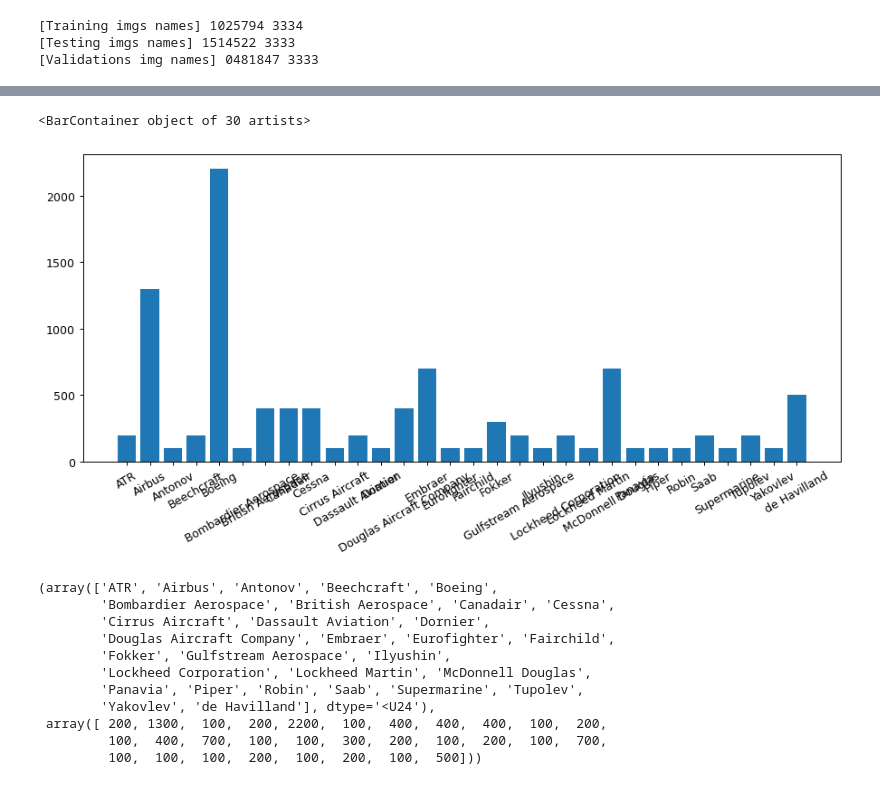
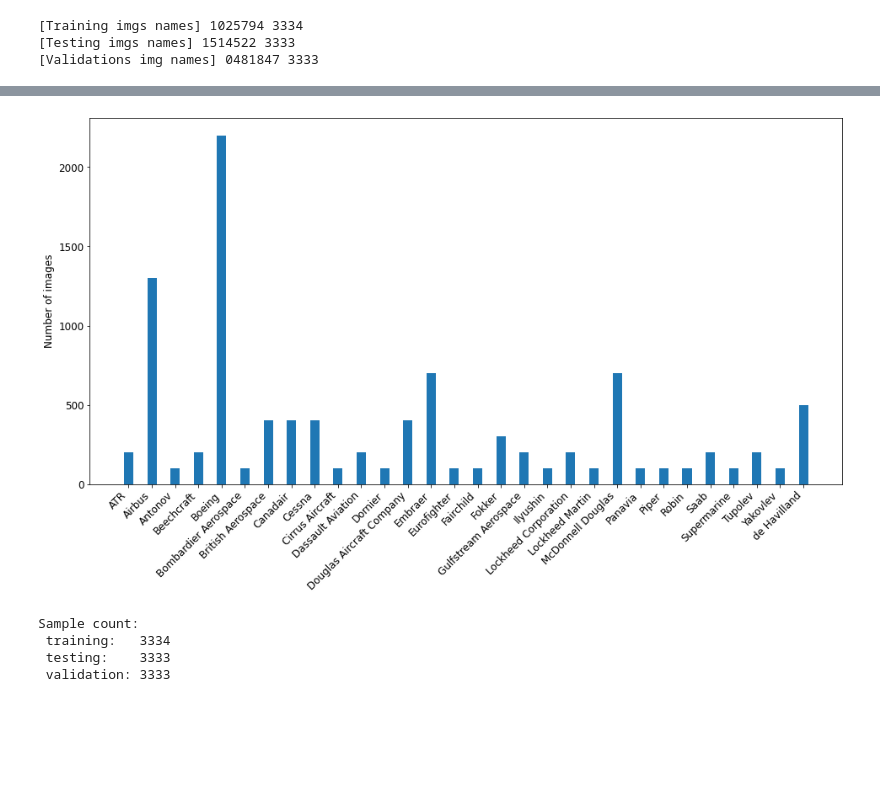
Before and after one commit to TheDylanM/REDI-utwente, a Jupyter notebook: src/awesome_GNN/FGVC-Aircraft dataset.ipynb, the cells around one changed output, grey strips where cells are left out. Cells and saved outputs as stored; diff of their text form; code cells hidden in the pictures; blank space fills up the shorter version.

Commit message:
Fixed graph in FGVC and added sample counts for both datasets

```diff
--- a/src/awesome_GNN/FGVC-Aircraft dataset.ipynb
+++ b/src/awesome_GNN/FGVC-Aircraft dataset.ipynb
@@ -116,25 +116,24 @@ for file_names, stage in [[training_fnames, 'train'], [testing_fnames, 'val']]:
         shutil.copyfile(src, dst)
 # %%
 # training_labels
-# %%
-plt.figure(figsize=(12,5), dpi=90)
-plt.xticks(rotation=30)
-
-plt.bar(classes, distribution)
-# %% [output]
-<BarContainer object of 30 artists>
-[figure, removed]
-# %%
-classes, distribution
-# %% [output]
-(array(['ATR', 'Airbus', 'Antonov', 'Beechcraft', 'Boeing',
-        'Bombardier Aerospace', 'British Aerospace', 'Canadair', 'Cessna',
-        'Cirrus Aircraft', 'Dassault Aviation', 'Dornier',
-        'Douglas Aircraft Company', 'Embraer', 'Eurofighter', 'Fairchild',
-        'Fokker', 'Gulfstream Aerospace', 'Ilyushin',
-        'Lockheed Corporation', 'Lockheed Martin', 'McDonnell Douglas',
-        'Panavia', 'Piper', 'Robin', 'Saab', 'Supermarine', 'Tupolev',
-        'Yakovlev', 'de Havilland'], dtype='<U24'),
- array([ 200, 1300,  100,  200, 2200,  100,  400,  400,  400,  100,  200,
-         100,  400,  700,  100,  100,  300,  200,  100,  200,  100,  700,
-         100,  100,  100,  200,  100,  200,  100,  500]))
+# %%
+plt.figure(figsize=(16, 8))
+plt.rcParams.update({'font.size': 12})
+plt.ylabel('Number of images', fontsize=12, labelpad=4)
+plt.xticks(np.arange(len(classes)), classes,rotation=45, ha="right")
+plt.yticks(fontsize=12)
+plt.bar(classes, distribution, width=0.4, align='center')
+
+plt.show()
+# %% [output]
+[figure, added]
+# %%
+print("Sample count:\n \
+training:   {} \n \
+testing:    {} \n \
+validation: {} \n".format(len(training_fnames), len(testing_fnames), len(validation_fnames)))
+# %% [output]
+Sample count:
+ training:   3334
+ testing:    3333
+ validation: 3333
```
Also changed, not shown: parts of 1 cell of this notebook, 1 other file.
